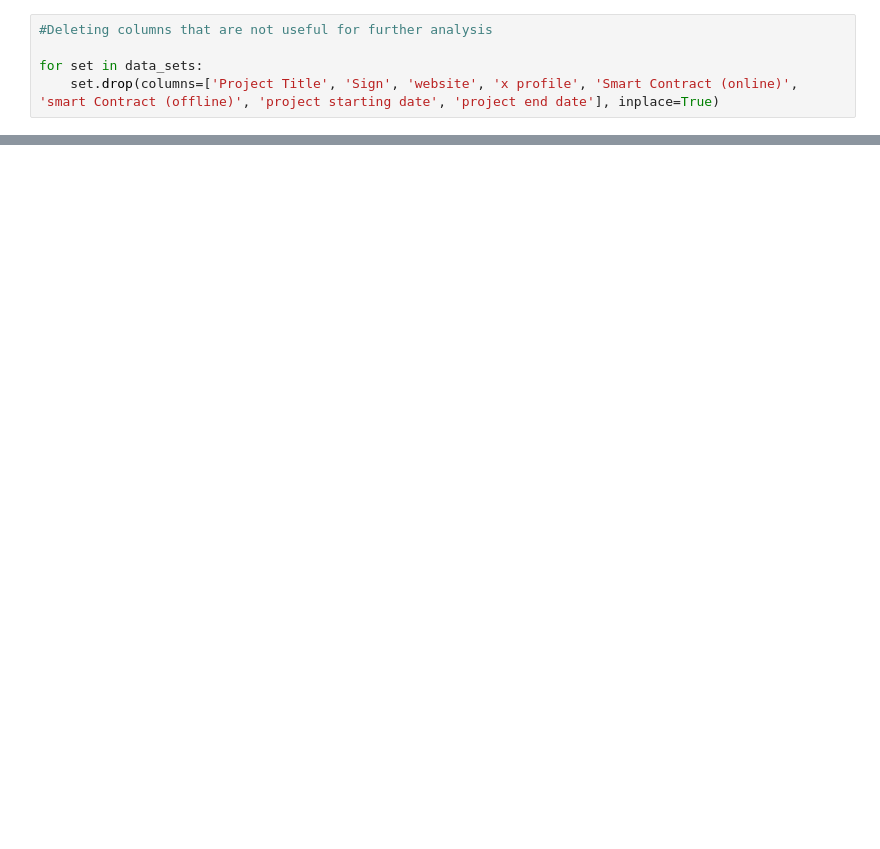
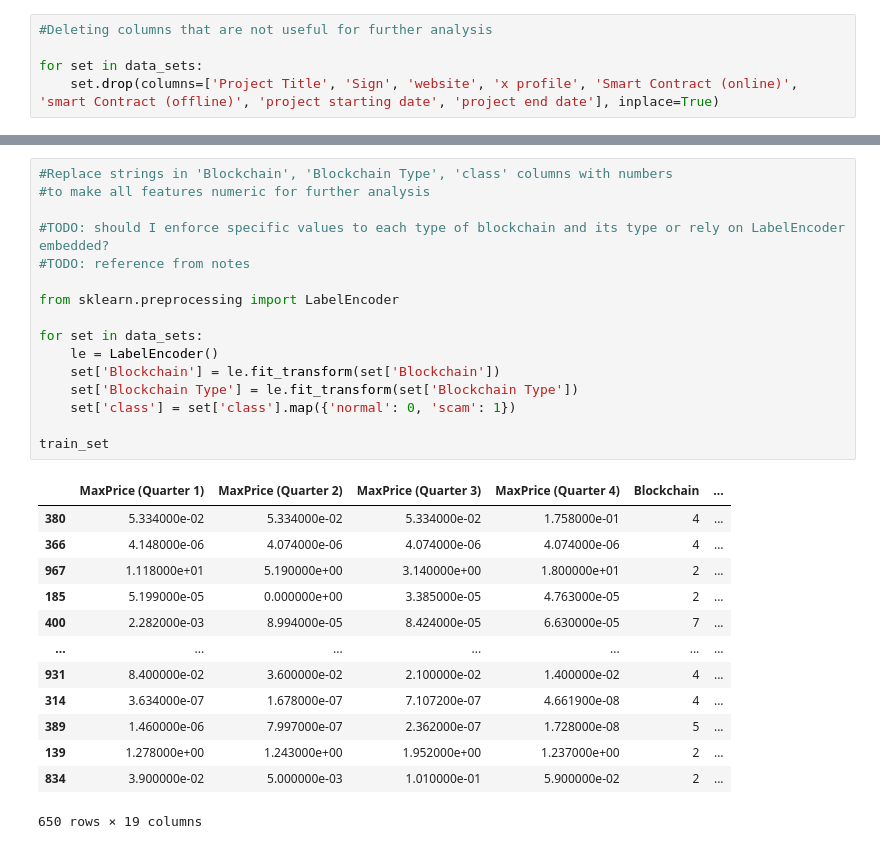
Before and after one commit to Luero/ML_RugPull_Detector, a Jupyter notebook: TM-RugPull initial analysis.ipynb, the cells around one changed output, grey strips where cells are left out. Saved outputs shown, nothing was run; the diff lists cells and outputs as text; blank space fills up the shorter version.

```diff
--- a/TM-RugPull initial analysis.ipynb
+++ b/TM-RugPull initial analysis.ipynb
@@ -114,0 +105,30 @@ train_set.head(10)
+# %%
+#Replace strings in 'Blockchain', 'Blockchain Type', 'class' columns with numbers
+#to make all features numeric for further analysis
+
+#TODO: should I enforce specific values to each type of blockchain and its type or rely on LabelEncoder embedded?
+#TODO: reference from notes
+
+from sklearn.preprocessing import LabelEncoder
+
+for set in data_sets:
+    le = LabelEncoder()
+    set['Blockchain'] = le.fit_transform(set['Blockchain'])
+    set['Blockchain Type'] = le.fit_transform(set['Blockchain Type'])
+    set['class'] = set['class'].map({'normal': 0, 'scam': 1})
+
+train_set
+# %% [output]
+|  | MaxPrice (Quarter 1) | MaxPrice (Quarter 2) | MaxPrice (Quarter 3) | MaxPrice (Quarter 4) | Blockchain | ... |
+| 380 | 5.334000e-02 | 5.334000e-02 | 5.334000e-02 | 1.758000e-01 | 4 | ... |
+| 366 | 4.148000e-06 | 4.074000e-06 | 4.074000e-06 | 4.074000e-06 | 4 | ... |
+| 967 | 1.118000e+01 | 5.190000e+00 | 3.140000e+00 | 1.800000e+01 | 2 | ... |
+| 185 | 5.199000e-05 | 0.000000e+00 | 3.385000e-05 | 4.763000e-05 | 2 | ... |
+| 400 | 2.282000e-03 | 8.994000e-05 | 8.424000e-05 | 6.630000e-05 | 7 | ... |
+| ... | ... | ... | ... | ... | ... | ... |
+| 931 | 8.400000e-02 | 3.600000e-02 | 2.100000e-02 | 1.400000e-02 | 4 | ... |
+| 314 | 3.634000e-07 | 1.678000e-07 | 7.107200e-07 | 4.661900e-08 | 4 | ... |
+| 389 | 1.460000e-06 | 7.997000e-07 | 2.362000e-07 | 1.728000e-08 | 5 | ... |
+| 139 | 1.278000e+00 | 1.243000e+00 | 1.952000e+00 | 1.237000e+00 | 2 | ... |
+| 834 | 3.900000e-02 | 5.000000e-03 | 1.010000e-01 | 5.900000e-02 | 2 | ... |
+650 rows × 19 columns
```
Also changed, not shown: parts of 11 cells of this notebook.
